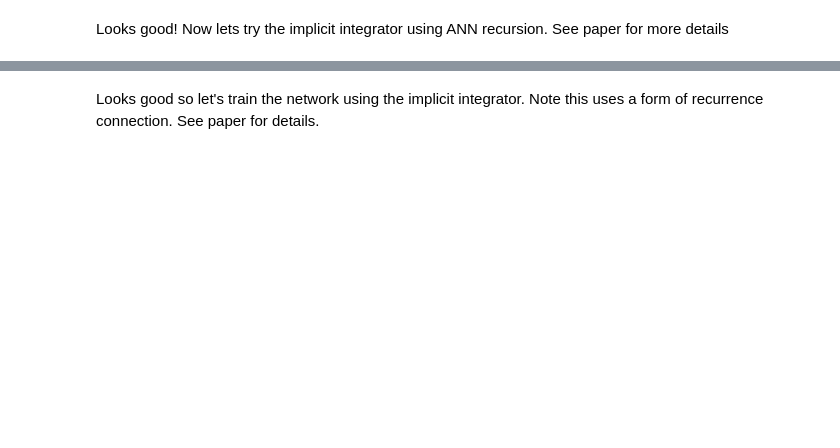
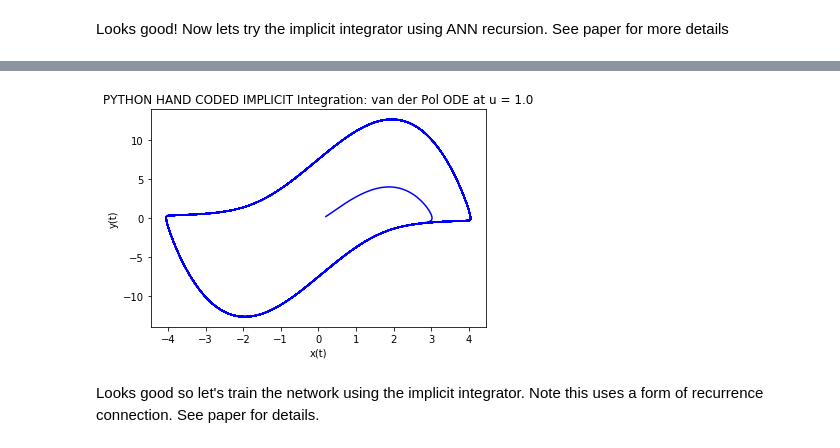
Before and after one commit to rmfarber/farbopt, a Jupyter notebook: examples/RungaKutta/vanderpol.ipynb, the cells around one changed output, grey strips where cells are left out. Drawn from its saved outputs; the diff is of its cells as text; code cells hidden in the pictures; blank space fills up the shorter version.

```diff
--- a/examples/RungaKutta/vanderpol.ipynb
+++ b/examples/RungaKutta/vanderpol.ipynb
@@ -289,3 +207,61 @@ show()
+# %%
+#Implicit integrator
+
+# Import plotting routines
+from pylab import *
+import numpy as np
+import struct
+
+# The van der Pol 2D ODE
+def van_der_pol_oscillator_deriv(x, t):
+    nx0 = x[1]
+    nx1 = -mu * (x[0] ** 2.0 - delta) * x[1] - omega * x[0]
+    res = np.array([nx0, nx1])
+    return res
+
+
+# Time
+t  = [ 0.0]
+
+# The main loop that generates the orbit, storing the states
+xs= np.empty((nSamples+1,2))
+xs[0]=[0.2,0.2]
+
+for i in range(0,nSamples):
+  # at each time step calculate new x(t) and y(t)
+  xs[i+1]=(ImplicitMethod(xs[i],van_der_pol_oscillator_deriv,dt))
+  t.append(t[i] + dt)
+
+if(writeImplicitData != 0):
+    fn = open('train.dat','wb')
+    fn.write(bytearray(struct.pack('i',int(2))))
+    fn.write(bytearray(struct.pack('i',int(2))))
+    fn.write(bytearray(struct.pack('i',int(nSamples))))
+
+    for i in range(0,nSamples):
+        # write input
+        fn.write(bytearray(struct.pack('f',xs[i][0])))
+        fn.write(bytearray(struct.pack('f',xs[i][1])))
+        #write output
+        fn.write(bytearray(struct.pack('f',xs[i+1][0])))
+        fn.write(bytearray(struct.pack('f',xs[i+1][1])))
+    fn.close()
+
+#for i in range(0,nSamples):
+ #   print(xs[i],xs[i+1])
+
+#
+# Setup the parametric plot
+xlabel('x(t)') # set x-axis label
+ylabel('y(t)') # set y-axis label
+title('PYTHON HAND CODED IMPLICIT Integration: van der Pol ODE at u = ' + str(mu)) # set plot title
+#axis('equal')
+
+# Plot the trajectory in the phase plane
+plot(xs[:,0],xs[:,1],'b')
+show()
+# %% [output]
+[figure, added]
 # %% [markdown]
 Looks good so let's train the network using the implicit integrator. Note this uses a form of recurrence connection. See paper for details.
 # %%
```
Also changed, not shown: parts of 14 cells of this notebook, 2 other files.
